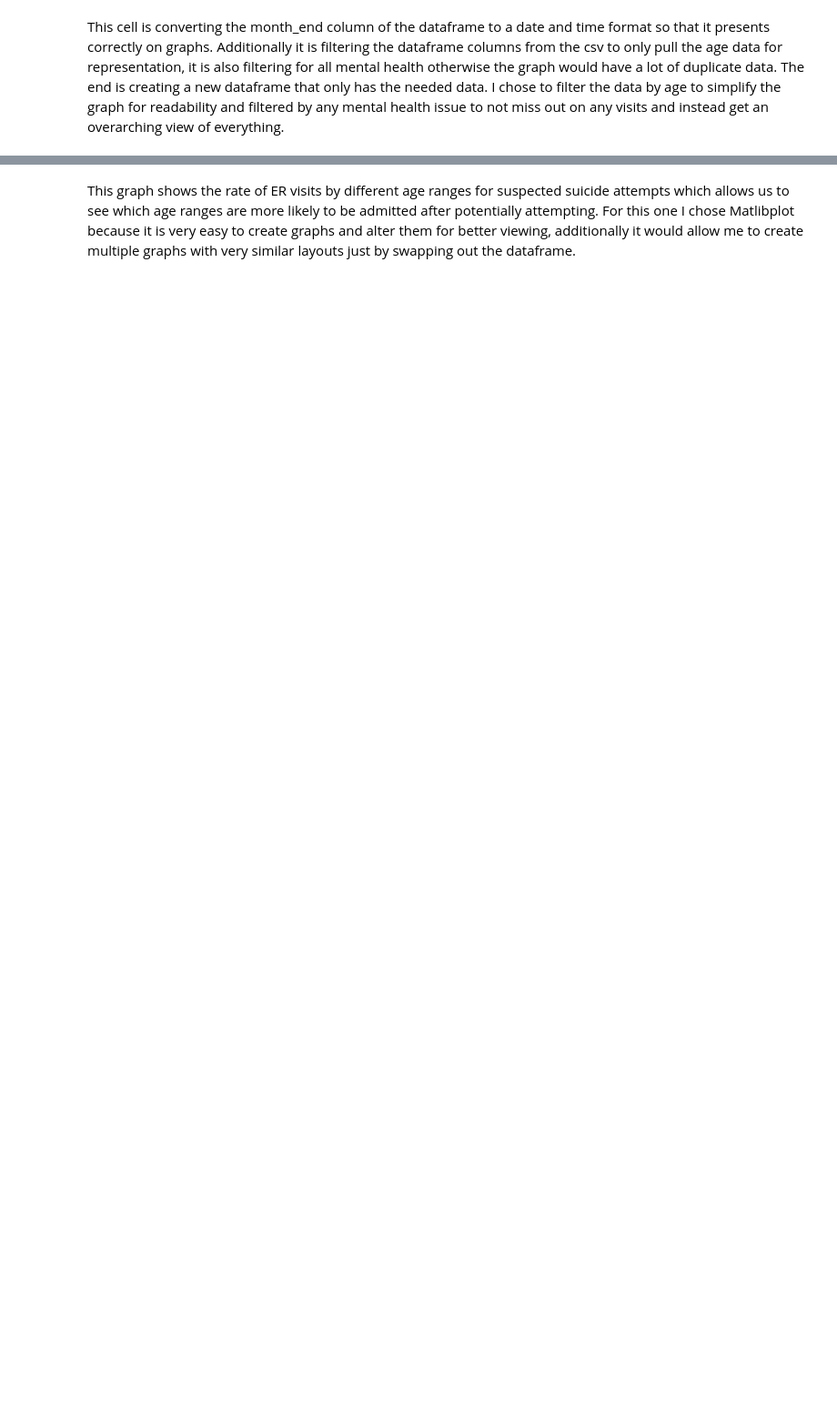
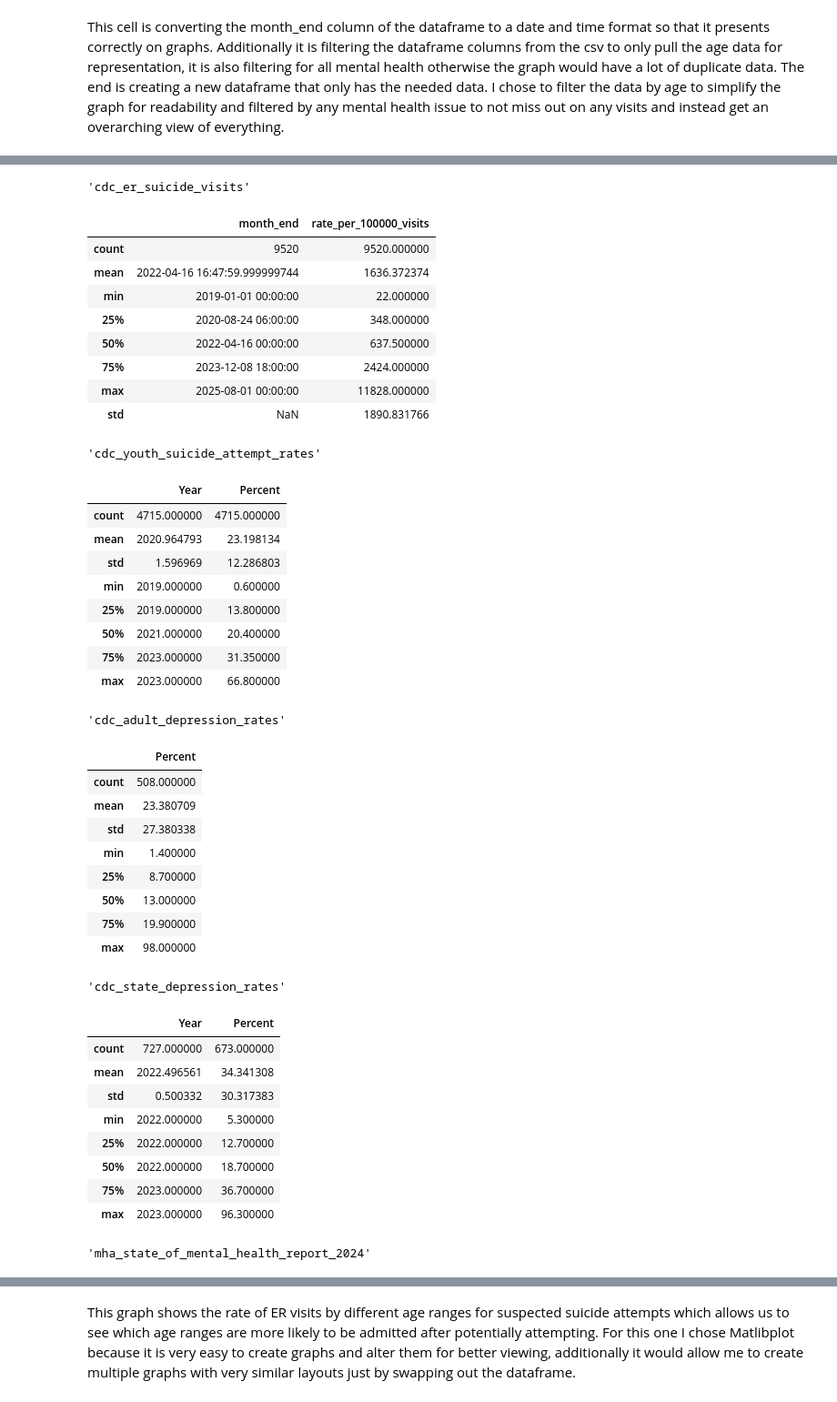
Before and after one commit to IT4063C001-Fall2025/final-project-andrewmargolin3, a Jupyter notebook: source.ipynb, the cells around one changed output, grey strips where cells are left out. Shown at 91% size. Saved outputs shown, nothing was run; the diff lists cells and outputs as text; code cells hidden in the pictures; blank space fills up the shorter version.

```diff
--- a/source.ipynb
+++ b/source.ipynb
@@ -114,0 +150,60 @@ age_focus = age_filter[['month_end', 'rate_per_100000_visits', 'demographics_val
+# %%
+display("cdc_er_suicide_visits")
+display(cdc_er_suicide_visits.describe())
+
+display("cdc_youth_suicide_attempt_rates")
+display(cdc_youth_suicide_attempt_rates.describe())
+
+display("cdc_adult_depression_rates")
+display(cdc_adult_depression_rates.describe())
+
+display("cdc_state_depression_rates")
+display(cdc_state_depression_rates.describe())
+
+display("mha_state_of_mental_health_report_2024")
+display(mha_state_of_mental_health_report_2024.describe())
+
+display("mha_state_of_mental_health_report_2023")
+display(mha_state_of_mental_health_report_2023.describe())
+# %% [output]
+'cdc_er_suicide_visits'
+|  | month_end | rate_per_100000_visits |
+| count | 9520 | 9520.000000 |
+| mean | 2022-04-16 16:47:59.999999744 | 1636.372374 |
+| min | 2019-01-01 00:00:00 | 22.000000 |
+| 25% | 2020-08-24 06:00:00 | 348.000000 |
+| 50% | 2022-04-16 00:00:00 | 637.500000 |
+| 75% | 2023-12-08 18:00:00 | 2424.000000 |
+| max | 2025-08-01 00:00:00 | 11828.000000 |
+| std | NaN | 1890.831766 |
+'cdc_youth_suicide_attempt_rates'
+|  | Year | Percent |
+| count | 4715.000000 | 4715.000000 |
+| mean | 2020.964793 | 23.198134 |
+| std | 1.596969 | 12.286803 |
+| min | 2019.000000 | 0.600000 |
+| 25% | 2019.000000 | 13.800000 |
+| 50% | 2021.000000 | 20.400000 |
+| 75% | 2023.000000 | 31.350000 |
+| max | 2023.000000 | 66.800000 |
+'cdc_adult_depression_rates'
+|  | Percent |
+| count | 508.000000 |
+| mean | 23.380709 |
+| std | 27.380338 |
+| min | 1.400000 |
+| 25% | 8.700000 |
+| 50% | 13.000000 |
+| 75% | 19.900000 |
+| max | 98.000000 |
+'cdc_state_depression_rates'
+|  | Year | Percent |
+| count | 727.000000 | 673.000000 |
+| mean | 2022.496561 | 34.341308 |
+| std | 0.500332 | 30.317383 |
+| min | 2022.000000 | 5.300000 |
+| 25% | 2022.000000 | 12.700000 |
+| 50% | 2022.000000 | 18.700000 |
+| 75% | 2023.000000 | 36.700000 |
+| max | 2023.000000 | 96.300000 |
+'mha_state_of_mental_health_report_2024'
```
Also changed, not shown: parts of 43 cells of this notebook, 2 other files.
